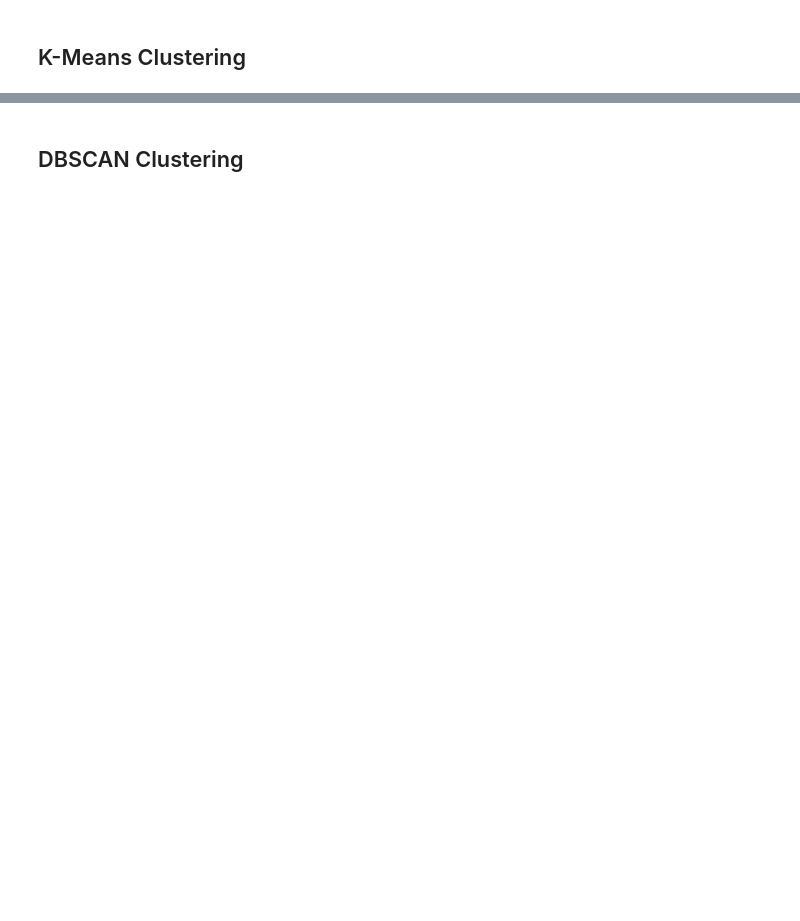
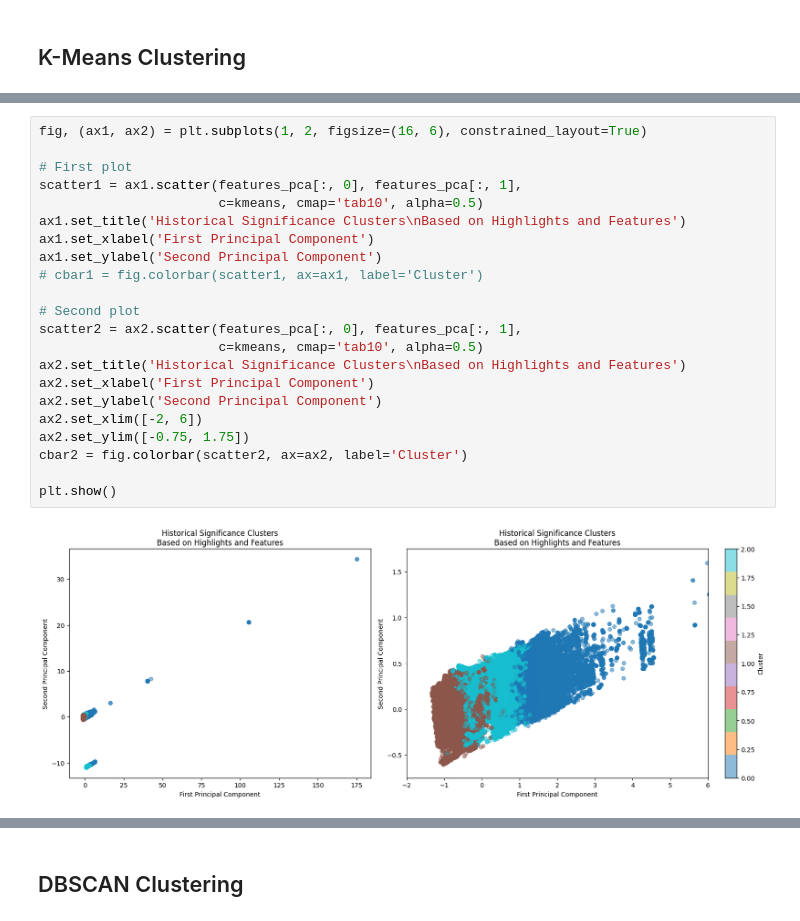
Before and after one commit to mollykstark/SIADS-Milestone-II, a Jupyter notebook: src/notebooks/unsupervised.ipynb, the cells around one changed output, grey strips where cells are left out. Drawn from its saved outputs; the diff is of its cells as text; blank space fills up the shorter version.

```diff
--- a/src/notebooks/unsupervised.ipynb
+++ b/src/notebooks/unsupervised.ipynb
@@ -24,0 +52,24 @@ X = unsupervised_preprocessing(df)
+# %%
+fig, (ax1, ax2) = plt.subplots(1, 2, figsize=(16, 6), constrained_layout=True)
+
+# First plot
+scatter1 = ax1.scatter(features_pca[:, 0], features_pca[:, 1],
+                       c=kmeans, cmap='tab10', alpha=0.5)
+ax1.set_title('Historical Significance Clusters\nBased on Highlights and Features')
+ax1.set_xlabel('First Principal Component')
+ax1.set_ylabel('Second Principal Component')
+# cbar1 = fig.colorbar(scatter1, ax=ax1, label='Cluster')
+
+# Second plot
+scatter2 = ax2.scatter(features_pca[:, 0], features_pca[:, 1],
+                       c=kmeans, cmap='tab10', alpha=0.5)
+ax2.set_title('Historical Significance Clusters\nBased on Highlights and Features')
+ax2.set_xlabel('First Principal Component')
+ax2.set_ylabel('Second Principal Component')
+ax2.set_xlim([-2, 6])
+ax2.set_ylim([-0.75, 1.75])
+cbar2 = fig.colorbar(scatter2, ax=ax2, label='Cluster')
+
+plt.show()
+# %% [output]
+[figure, added]
```
Also changed, not shown: parts of 24 cells of this notebook, 4 other files.
